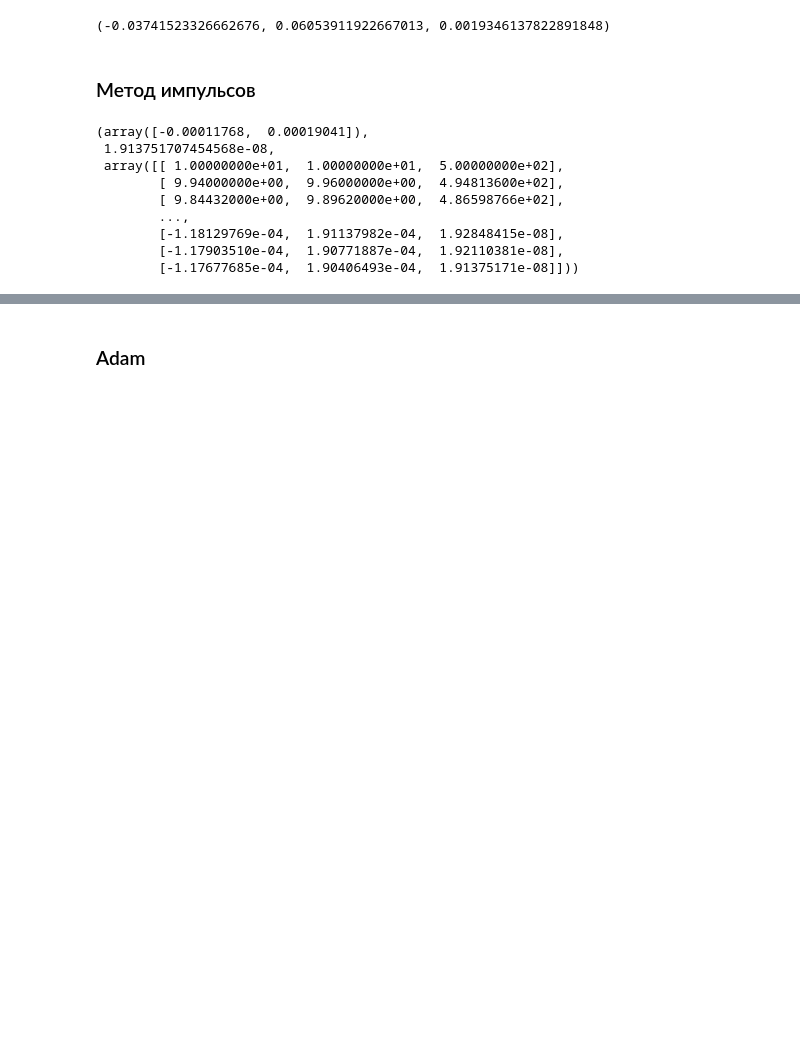
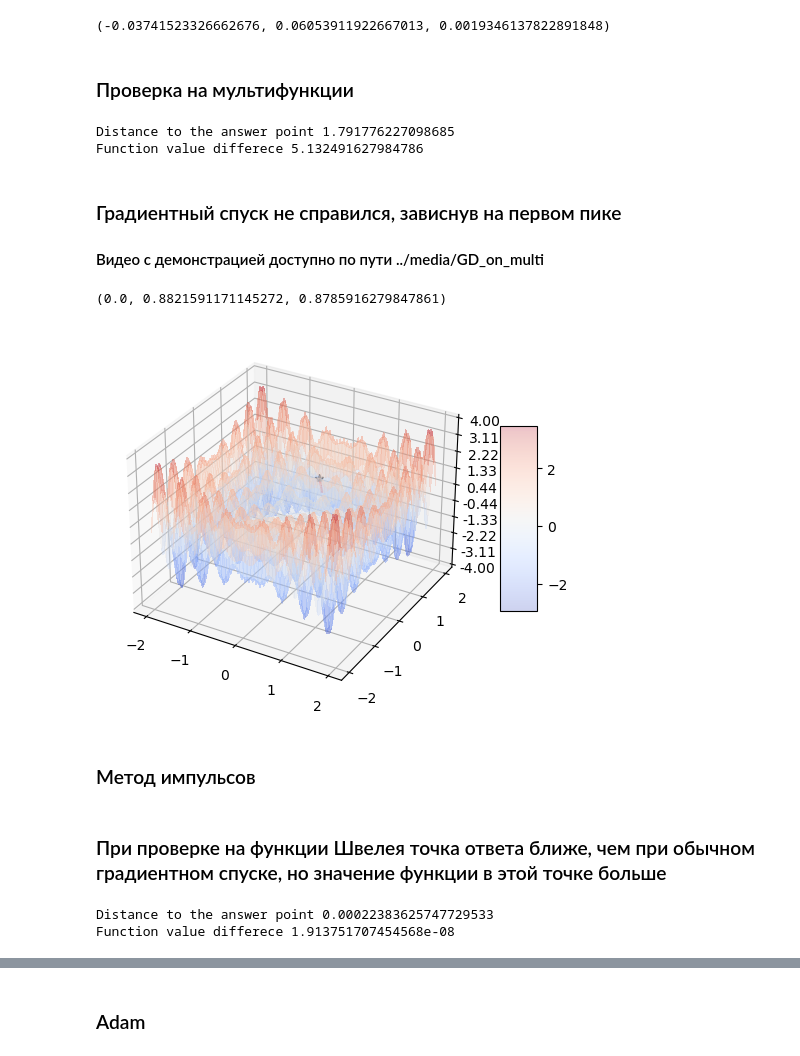
Before and after one commit to tainella/MAI, a Jupyter notebook: magistracy/AI/labs/lab1.ipynb, the cells around one changed output, grey strips where cells are left out. Saved outputs shown, nothing was run; the diff lists cells and outputs as text; code cells hidden in the pictures; blank space fills up the shorter version.

```diff
--- a/magistracy/AI/labs/lab1.ipynb
+++ b/magistracy/AI/labs/lab1.ipynb
@@ -51,6 +104,16 @@ plt.show()
 ### Градиентный спуск
 # %%
 def my_GD(f: Mapping, df: Mapping, x0: np.ndarray, lr: float = 0.001, max_iter: int = 10000) -> tuple[np.ndarray, np.float32, np.ndarray]:
+    '''
+    f - optimized function
+    df - derivative of the optimized function
+    x0 - starting point
+    lr - gradient descent step
+    max_iter - maximum number of iterations
+
+    Returns the minimum point, the value at that point, and the search history
+    '''
+
     x_old = x0.copy()
     history = [np.array([x_old[0], x_old[1], f(x_old)])]
     for i in range(max_iter):
@@ -64,18 +129,30 @@ def my_GD(f: Mapping, df: Mapping, x0: np.ndarray, lr: float = 0.001, max_iter:
 # %%
-def plot_GD(f: Mapping, df: Mapping, x0: np.ndarray, lr: float = 0.001, max_iter: int = 10000, GD_type: Mapping = my_GD, video_name = "GD"):
+def plot_GD(f: Mapping, df: Mapping, x0: np.ndarray, lr: float = 0.001, max_iter: int = 10000, GD_type: Mapping = my_GD, video_name = "GD", plot_range: list = [-10, 10], z_lim: list = None):
     x1, z1, history = GD_type(f, df, x0, lr, max_iter)
+    '''
+    f - optimized function
+    df - derivative of the optimized function
+    x0 - starting point
+    lr - gradient descent step
+    max_iter - maximum number of iterations
+    GD_type - function of the gradient method
+    video_name - the name of the file to record the operation of the method
+
+    '''
 
     fig, ax = plt.subplots(subplot_kw={"projection": "3d"})
 
     # Plot the surface.
-    X = np.arange(-10, 10, 0.25)
-    Y = np.arange(-10, 10, 0.25)
+    X = np.arange(plot_range[0], plot_range[1], 0.01)
+    Y = np.arange(plot_range[0], plot_range[1], 0.01)
     X, Y = np.meshgrid(X, Y)
     Z = f(np.array([X, Y]))
-    surf = ax.plot_surface(X, Y, Z, cmap=cm.coolwarm, linewidth=0, antialiased=False, alpha=0.5)
+    surf = ax.plot_surface(X, Y, Z, cmap=cm.coolwarm, linewidth=0, antialiased=False, alpha=0.25)
 
     # Customize the z axis.
     #ax.set_zlim(-1.01, 1.01)
+    if z_lim != None:
+        ax.set_zlim(z_lim[0], z_lim[1])
     ax.zaxis.set_major_locator(LinearLocator(10))
     # A StrMethodFormatter is used automatically
     ax.zaxis.set_major_formatter('{x:.02f}')
@@ -111,5 +188,5 @@ def plot_GD(f: Mapping, df: Mapping, x0: np.ndarray, lr: float = 0.001, max_iter
     ani = animation.FuncAnimation(fig, update_point, frames=range(len(history)),interval = 50, blit=True)
 
     writervideo = animation.FFMpegWriter(fps=60)
-    ani.save(f'./media/{video_name}.mp4', writer=writervideo)
+    ani.save(f'../media/{video_name}.mp4', writer=writervideo)
     return x1[0], x1[1], z1
@@ -131,3 +218,5 @@ plot_GD(func_Shvefel, grad_Shvefel, np.array([10, 10]), max_iter = 5000)
 [interactive output not drawn]
 [interactive output not drawn]
 (-0.03741523326662676, 0.06053911922667013, 0.0019346137822891848)
+# %% [markdown]
+### Проверка на мультифункции
@@ -134,3 +240,17 @@ plot_GD(func_Shvefel, grad_Shvefel, np.array([10, 10]), max_iter = 5000)
+# %%
+check_answer_multifunc(x, f_val)
+# %% [output]
+Distance to the answer point 1.791776227098685
+Function value differece 5.132491627984786
+# %% [markdown]
+### Градиентный спуск не справился, зависнув на первом пике
+
+#### Видео с демонстрацией доступно по пути ../media/GD_on_multi
+# %%
+plot_GD(multi_func, grad_three_humped_func, np.array([0, 1]), max_iter = 500, video_name = "GD_on_multi", plot_range = [-2, 2], z_lim = [-4, 4])
+# %% [output]
+(0.0, 0.8821591171145272, 0.8785916279847861)
+[figure, added]
 # %% [markdown]
 ### Метод импульсов
 # %%
@@ -150,17 +278,14 @@ def impulse_method(f: Mapping, df: Mapping, x0: np.ndarray, lr: float = 0.001, m
 
     return x_new, f(x_new), np.array(history)
 # %%
-impulse_method(func_Shvefel, grad_Shvefel, np.array([10, 10]), gamma = 0.6, max_iter = 5000)
+x, f_val, history = impulse_method(func_Shvefel, grad_Shvefel, np.array([10, 10]), gamma = 0.6, max_iter = 5000)
-# %% [output]
-(array([-0.00011768,  0.00019041]),
- 1.913751707454568e-08,
- array([[ 1.00000000e+01,  1.00000000e+01,  5.00000000e+02],
-        [ 9.94000000e+00,  9.96000000e+00,  4.94813600e+02],
-        [ 9.84432000e+00,  9.89620000e+00,  4.86598766e+02],
-        ...,
-        [-1.18129769e-04,  1.91137982e-04,  1.92848415e-08],
-        [-1.17903510e-04,  1.90771887e-04,  1.92110381e-08],
-        [-1.17677685e-04,  1.90406493e-04,  1.91375171e-08]]))
+# %% [markdown]
+### При проверке на функции Швелея точка ответа ближе, чем при обычном градиентном спуске, но значение функции в этой точке больше
+# %%
+check_answer_Shvefel(x, f_val)
+# %% [output]
+Distance to the answer point 0.00022383625747729533
+Function value differece 1.913751707454568e-08
 # %%
 plot_GD(func_Shvefel, grad_Shvefel, np.array([10, 10]), GD_type = impulse_method, video_name = "impulse_GD")
 # %% [output]
```
Also changed, not shown: parts of 31 cells of this notebook, 1 other file.
